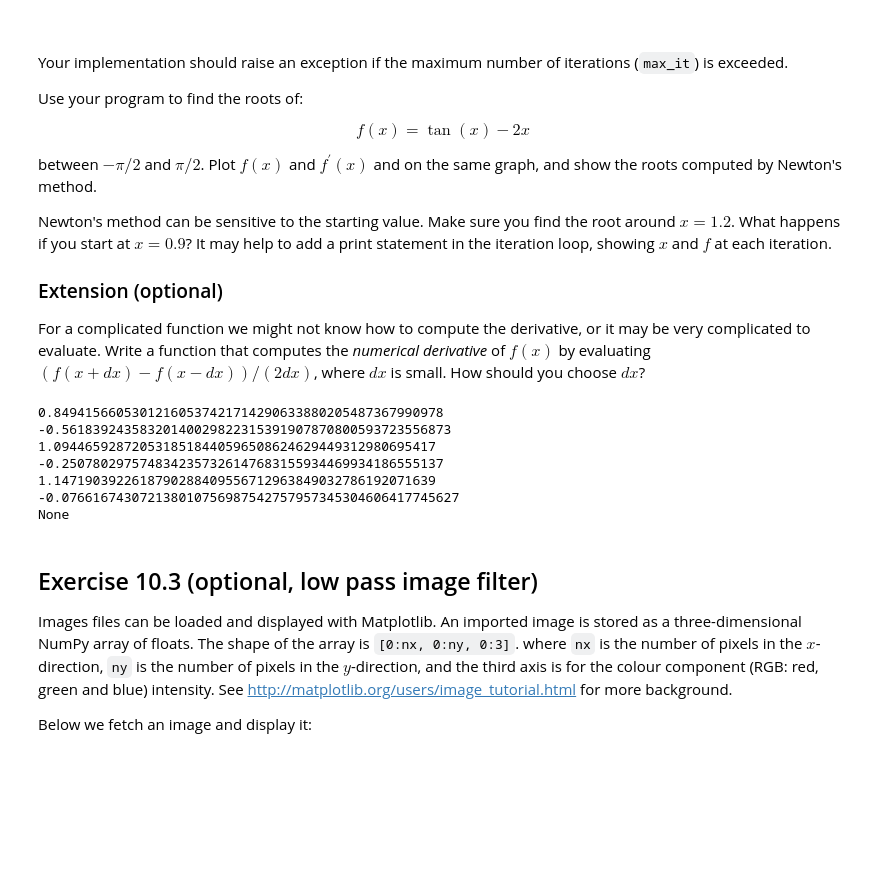
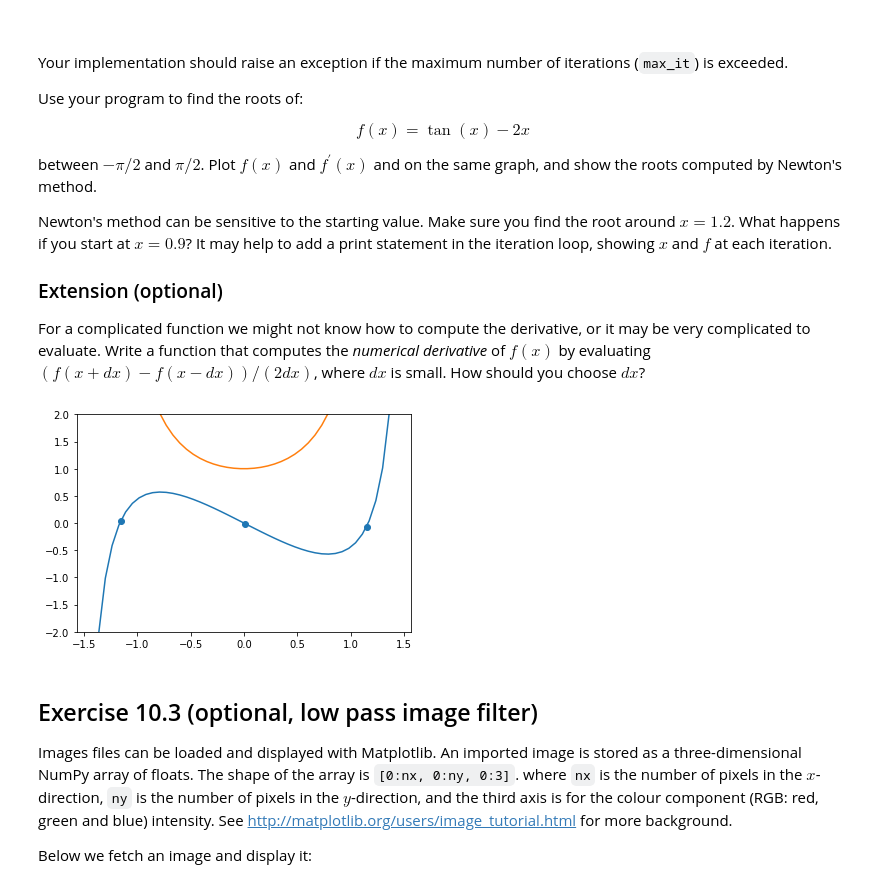
Before and after one commit to AustinChase/K2, a Jupyter notebook: intro_files/1_programming/Python_CS_Notebooks/10_Algorithms.ipynb, the cells around one changed output. Cells and saved outputs as stored; diff of their text form; code cells hidden in the pictures; blank space fills up the shorter version.

Commit message:
Added exception handiling for when the maximum number of iterations is reached. Graphed the function, it's derivative and the roots of the function using Pyplot. Need to add lable for the roots and work on the optional exercise next.

```diff
--- a/intro_files/1_programming/Python_CS_Notebooks/10_Algorithms.ipynb
+++ b/intro_files/1_programming/Python_CS_Notebooks/10_Algorithms.ipynb
@@ -497,35 +497,72 @@ to evaluate. Write a function that computes the *numerical derivative* of $f(x)$
 $(f(x + dx) - f(x - dx)) / (2dx)$, where $dx$ is small. How should you choose $dx$?
 # %%
 import mpmath as mp
+import matplotlib.pyplot as plt
+import numpy as np
+
+%matplotlib inline
+
 
 def newton(f, df, x0, tol = 0.1, max_it = 1000):
     x1 = 10
     i = 0
 
-    while abs(f(x1)) > tol and i < max_it:
+    while abs(f(x1)) > tol:
+        try:
+            if i < max_it:
+                x1 = -(f(x0)/df(x0)) + x0
+                x0 = x1
+                i = i + 1
 
-        x1 = -(f(x0)/df(x0)) + x0
-        x0 = x1
-        i = i + 1
-        print(x1, f(x1))
+            elif i >= max_it:
+                raise ValueError()
+
+        except ValueError:
+            print("Max Number of iterations reached")
+            break
+
+    return x1, f(x1)
 
 def f(x):
 
     fx = mp.tan(x) - 2*x
     return fx
 
 def df(x):
+    #work on implementing the optional exercise
 
     dfx = mp.sec(x)**2
     return dfx
 
+x1, y1 = newton(f,df, 0.9)
+x2, y2 = newton(f, df, -1)
+x3, y3 = newton(f, df, 0.005)
 
-print(newton(f, df, 0.5))
+
+
+def plot():
+    #add labels for the roots of the function
+    xl = [x1, x2, x3]
+    xl = np.array(xl)
+    yl = [y1, y2, y3]
+    yl = np.array(yl)
+
+    fig, ax = plt.subplots()
+    x = np.linspace(-np.pi, np.pi, 100)
+    f = np.tan(x) - 2*x
+    f1 = (1/np.cos(x))**2
+
+    plt1 = ax.plot(x,f)
+    plt2 = ax.plot(x, f1)
+    plt3 = ax.scatter(xl, yl)
+
+    plt.ylim(-2,2);
+    plt.xlim(-np.pi/2, np.pi/2)
+
+
+plot()
 # %% [output]
-0.84941566053012160537421714290633880205487367990978 -0.56183924358320140029822315391907870800593723556873
-1.0944659287205318518440596508624629449312980695417 -0.2507802975748342357326147683155934469934186555137
-1.1471903922618790288409556712963849032786192071639 -0.076616743072138010756987542757957345304606417745627
-None
+[figure, added]
 # %% [markdown]
 ## Exercise 10.3 (optional, low pass image filter)
 
```
